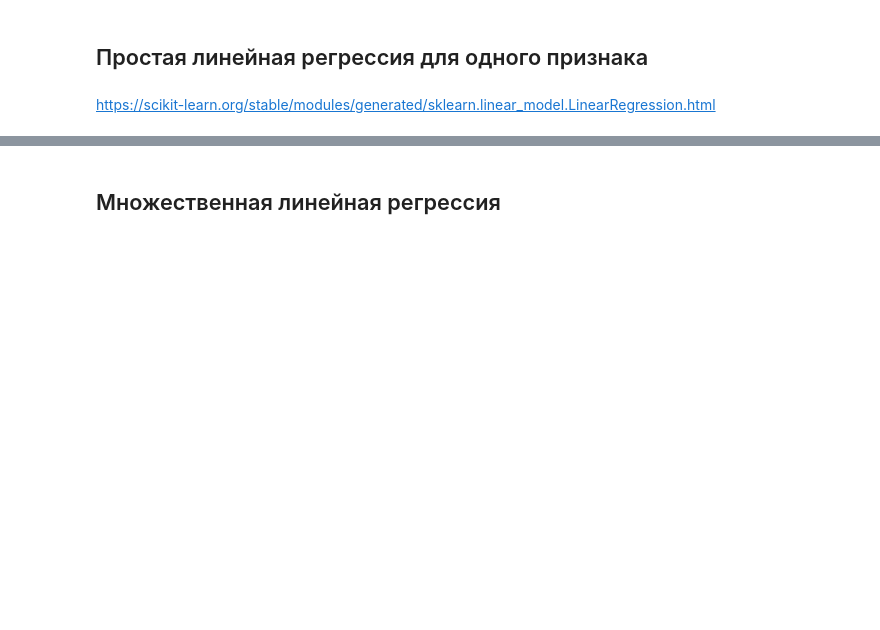
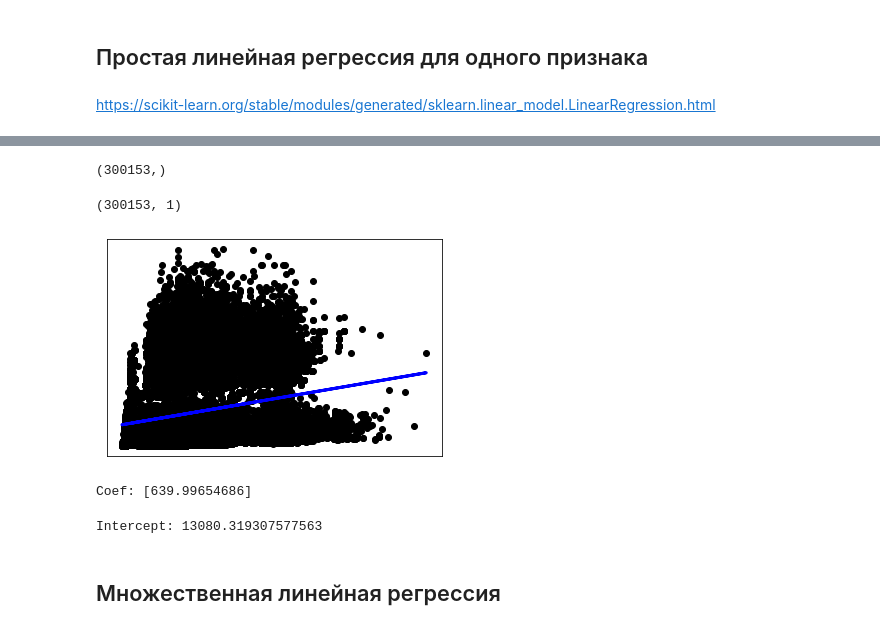
Before and after one commit to starminalush/ml_course_2022, a Jupyter notebook: lesson4/lesson4_task_linear_regression.ipynb, the cells around one changed output, grey strips where cells are left out. Cells and saved outputs as stored; diff of their text form; code cells hidden in the pictures; blank space fills up the shorter version.

```diff
--- a/lesson4/lesson4_task_linear_regression.ipynb
+++ b/lesson4/lesson4_task_linear_regression.ipynb
@@ -33,0 +153,28 @@ df_toy.head()
+# %%
+y_df_toy = df_toy['price']
+X_df_toy = df_toy.drop(['price'], axis=1)
+# %%
+y_df_toy.shape
+# %% [output]
+(300153,)
+# %%
+X_df_toy.shape
+# %% [output]
+(300153, 1)
+# %%
+X_train, X_test, y_train, y_test = train_test_split(X_df_toy, y_df_toy,  test_size = 0.3, random_state = 42)
+# %%
+model = LinearRegression()
+model.fit(X_train,y_train)
+y_pred = model.predict(X_test)
+# %%
+# Plot outputs
+plt.scatter(X_test, y_test, color="black")
+plt.plot(X_test,y_pred, color="blue", linewidth=3)
+
+plt.xticks(())
+plt.yticks(())
+
+plt.show()
+# %% [output]
+[figure, added]
@@ -34,2 +184,10 @@ df_toy.head()
+# %%
+print(f"Coef: {model.coef_}")
+# %% [output]
+Coef: [639.99654686]
+# %%
+print(f"Intercept: {model.intercept_}")
+# %% [output]
+Intercept: 13080.319307577563
 # %% [markdown]
 ## Множественная линейная регрессия
```
Also changed, not shown: parts of 43 cells of this notebook.
